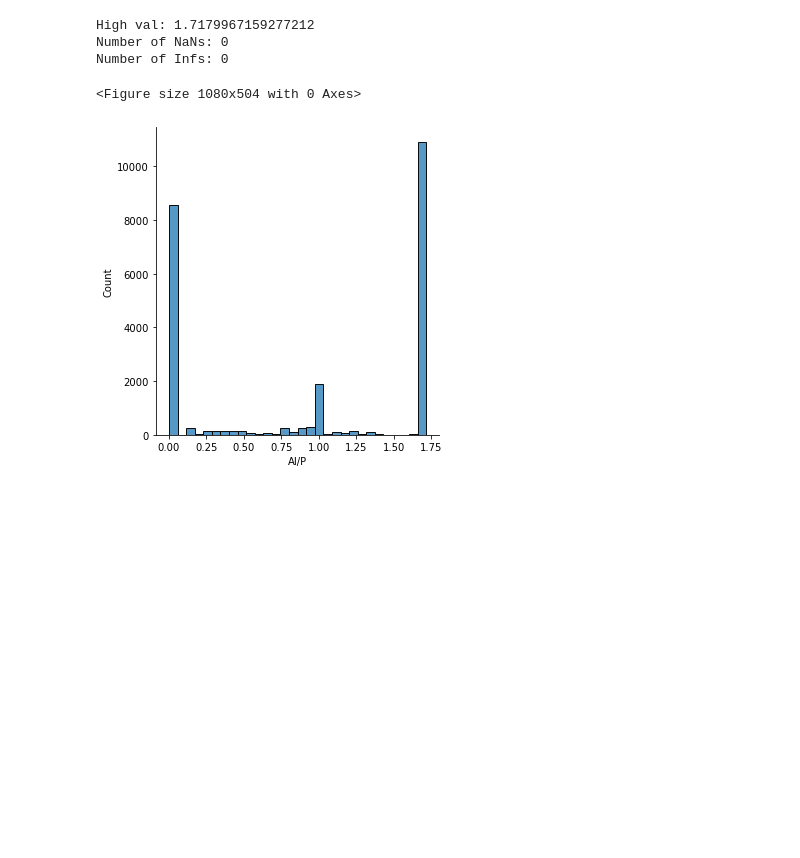
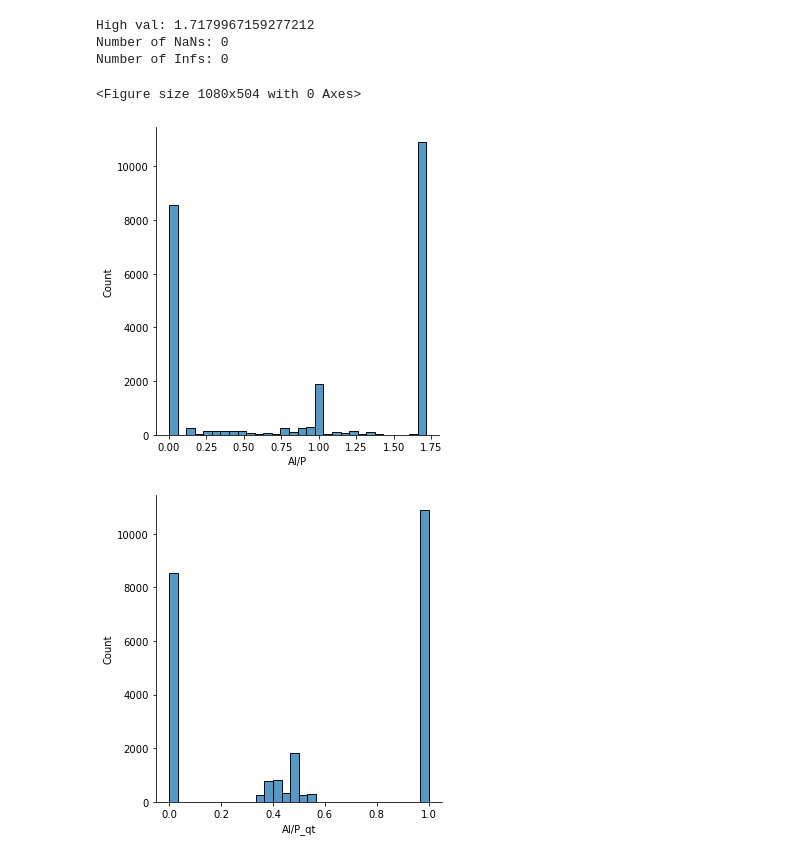
Before and after one commit to eltonpan/zeosyn_gen, a Jupyter notebook: data/process_zeosyn.ipynb, the cells around one changed output. Saved outputs shown, nothing was run; the diff lists cells and outputs as text; code cells hidden in the pictures; blank space fills up the shorter version.

```diff
--- a/data/process_zeosyn.ipynb
+++ b/data/process_zeosyn.ipynb
@@ -55,33 +71,43 @@ df[ratio] = df[x]/df[y]
 
 # Fix NaNs from 0.0/0.0
 idxs = df[df[ratio].isna()].index
 for idx in idxs:
     df.loc[idx, ratio] = 0. # set to 0.0
 
 # Fix infs
 idxs = df[df[ratio] == np.inf].index # NaNs from 0.0/0.0
 high_val = np.quantile(df[(df[ratio] != np.inf) & (df[ratio] != 0.)][ratio], 0.99)
 print('High val:', high_val)
 for idx in idxs:
     df.loc[idx, ratio] = high_val # set to about 1.7
 
 # Set upper limit
 idxs = df[df[ratio] >= high_val].index # High values
 for idx in idxs:
     df.loc[idx, ratio] = high_val # set to about 1.7
 
 print(check_nans(df[ratio]))
 print(check_infs(df[ratio]))
 
+# Quantile transform
+qt = QuantileTransformer(n_quantiles=1000, random_state=0)
+df[f'{ratio}_qt'] = qt.fit_transform(np.array(df[ratio]).reshape(-1, 1)).reshape(-1)
+with open(f'{x}{y}_qt.pkl', 'wb') as f:
+    pickle.dump(qt, f, protocol=pickle.HIGHEST_PROTOCOL)
+with open(f'{x}{y}_qt.pkl', 'rb') as f:
+    qt = pickle.load(f)
+
 plt.figure(figsize=(15,7))
 sns.displot(df[ratio], bins=30)
+sns.displot(df[f'{ratio}_qt'], bins=30)
 plt.show()
 # %% [output]
 High val: 1.7179967159277212
 Number of NaNs: 0
 Number of Infs: 0
 <Figure size 1080x504 with 0 Axes>
 [figure]
+[figure, added]
 # %%
 # Si/Ge ratio
 x, y = 'Si', 'Ge'
```
Also changed, not shown: parts of 11 cells of this notebook, 11 other files.
